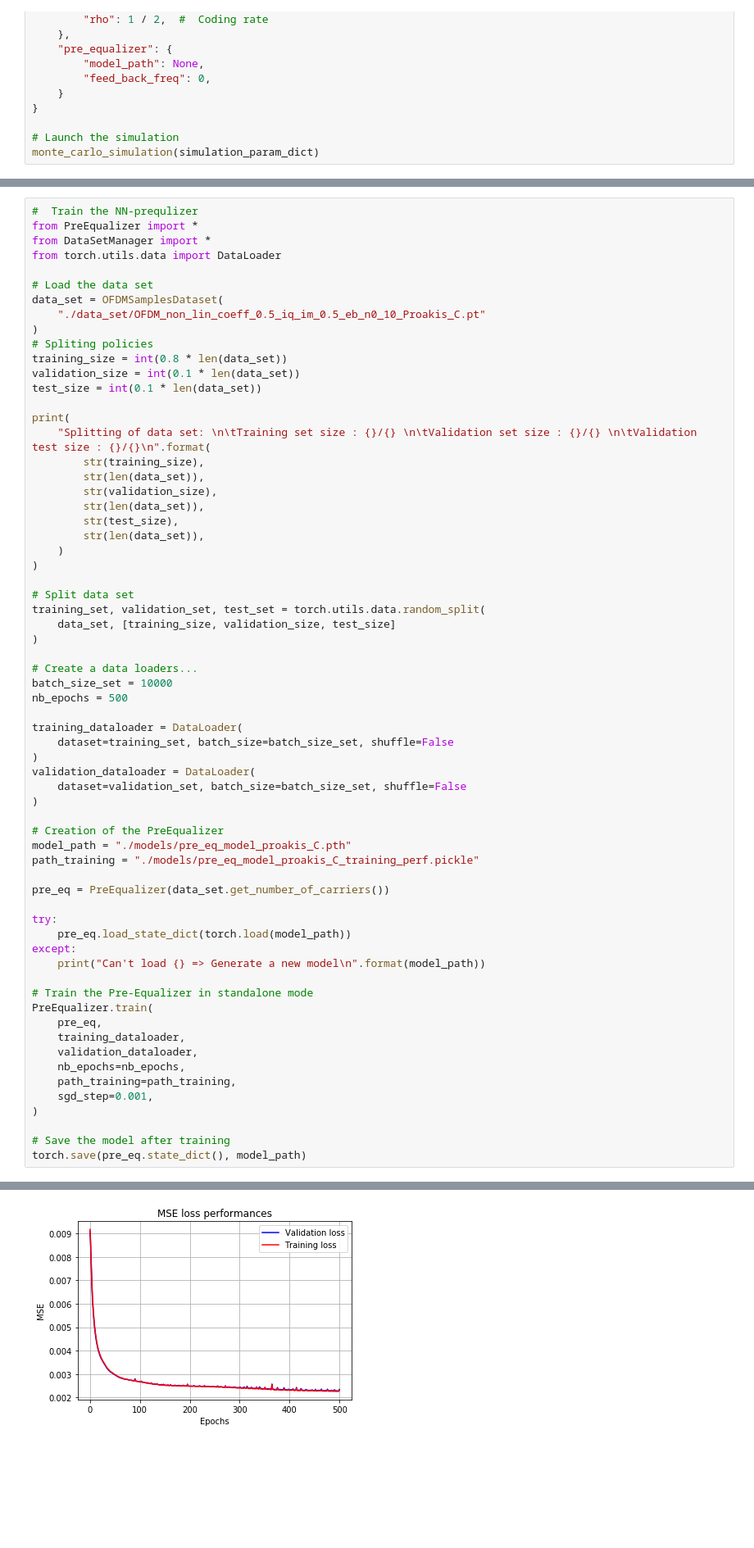
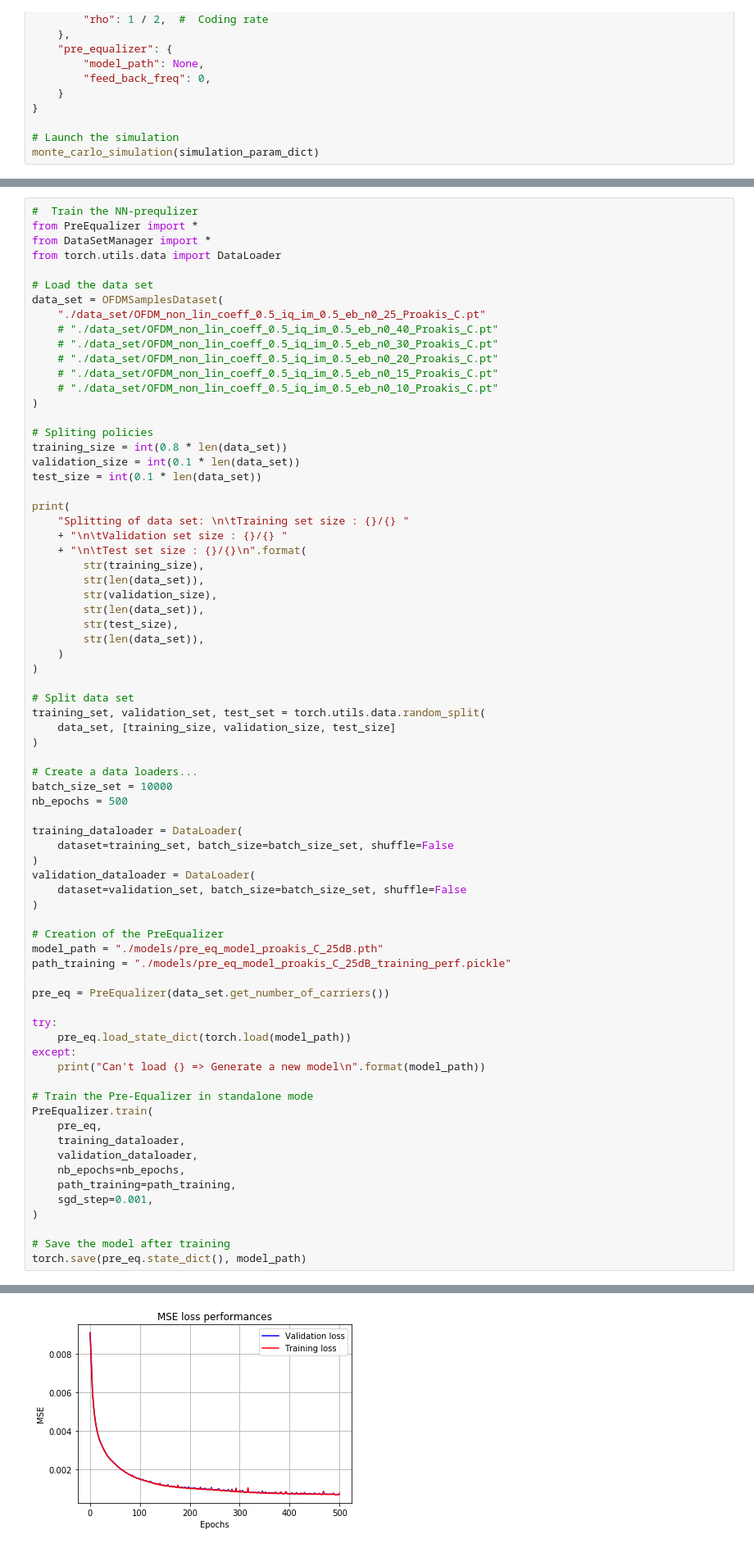
Before and after one commit to EricSoubigou/Deep-Net-Pre-Equalizer, a Jupyter notebook: online_label_recovery.ipynb, the cells around one changed output, grey strips where cells are left out. Shown: that part at 82% size. Drawn from its saved outputs; the diff is of its cells as text; blank space fills up the shorter version.

```diff
--- a/online_label_recovery.ipynb
+++ b/online_label_recovery.ipynb
@@ -134,15 +141,23 @@ from torch.utils.data import DataLoader
 
 # Load the data set
 data_set = OFDMSamplesDataset(
-    "./data_set/OFDM_non_lin_coeff_0.5_iq_im_0.5_eb_n0_10_Proakis_C.pt"
+    "./data_set/OFDM_non_lin_coeff_0.5_iq_im_0.5_eb_n0_25_Proakis_C.pt"
+    # "./data_set/OFDM_non_lin_coeff_0.5_iq_im_0.5_eb_n0_40_Proakis_C.pt"
+    # "./data_set/OFDM_non_lin_coeff_0.5_iq_im_0.5_eb_n0_30_Proakis_C.pt"
+    # "./data_set/OFDM_non_lin_coeff_0.5_iq_im_0.5_eb_n0_20_Proakis_C.pt"
+    # "./data_set/OFDM_non_lin_coeff_0.5_iq_im_0.5_eb_n0_15_Proakis_C.pt"
+    # "./data_set/OFDM_non_lin_coeff_0.5_iq_im_0.5_eb_n0_10_Proakis_C.pt"
 )
+
 # Spliting policies
 training_size = int(0.8 * len(data_set))
 validation_size = int(0.1 * len(data_set))
 test_size = int(0.1 * len(data_set))
 
 print(
-    "Splitting of data set: \n\tTraining set size : {}/{} \n\tValidation set size : {}/{} \n\tValidation test size : {}/{}\n".format(
+    "Splitting of data set: \n\tTraining set size : {}/{} "
+    + "\n\tValidation set size : {}/{} "
+    + "\n\tTest set size : {}/{}\n".format(
         str(training_size),
         str(len(data_set)),
         str(validation_size),
@@ -169,8 +184,8 @@ validation_dataloader = DataLoader(
 )
 
 # Creation of the PreEqualizer
-model_path = "./models/pre_eq_model_proakis_C.pth"
-path_training = "./models/pre_eq_model_proakis_C_training_perf.pickle"
+model_path = "./models/pre_eq_model_proakis_C_25dB.pth"
+path_training = "./models/pre_eq_model_proakis_C_25dB_training_perf.pickle"
 
 pre_eq = PreEqualizer(data_set.get_number_of_carriers())
 
@@ -203 +218 @@ Epoch 500/500; training MSE : 0.002318953862413764; validation MSE : 0.002348677
-[figure, old version]
+[figure, new version]
```
Also changed, not shown: parts of 8 cells of this notebook, 1 other file.
